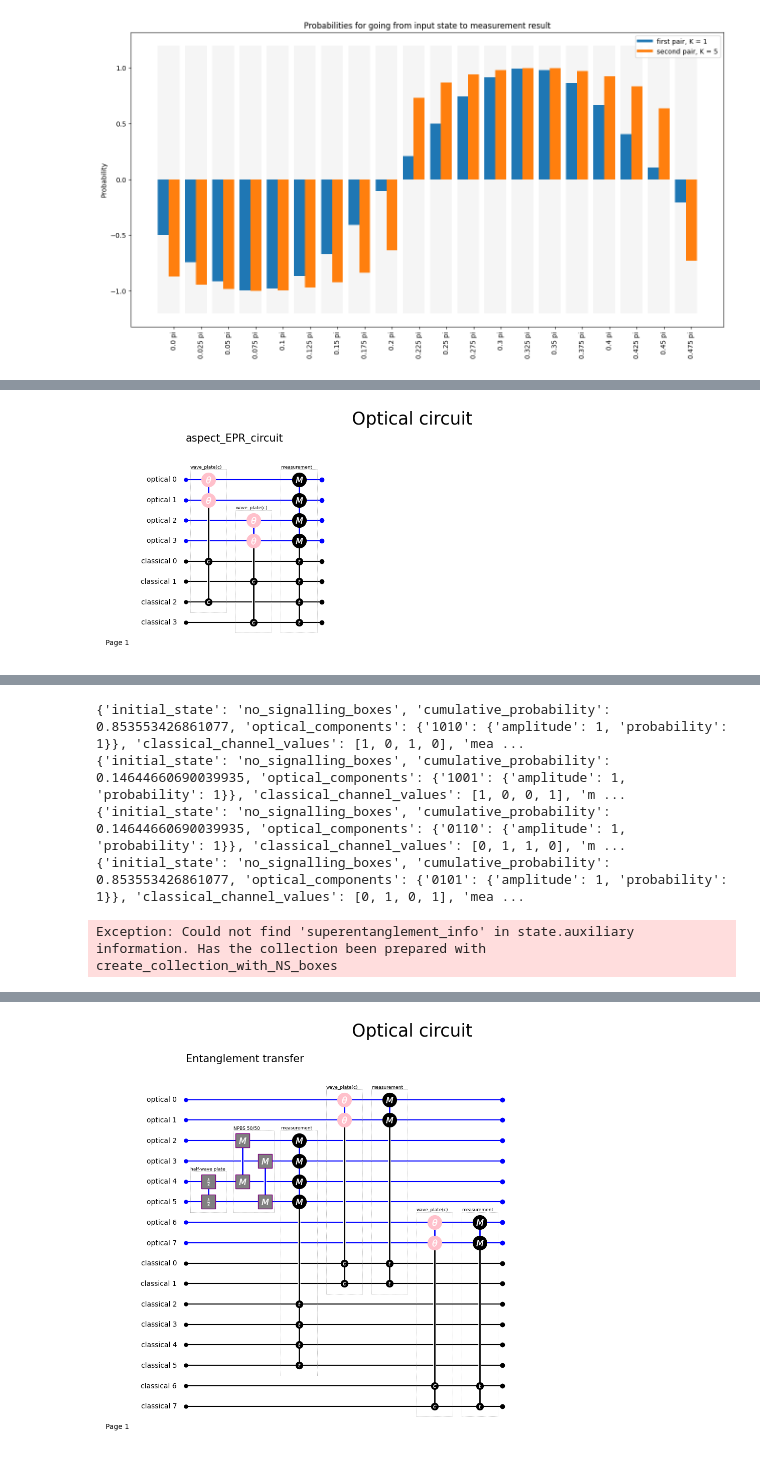
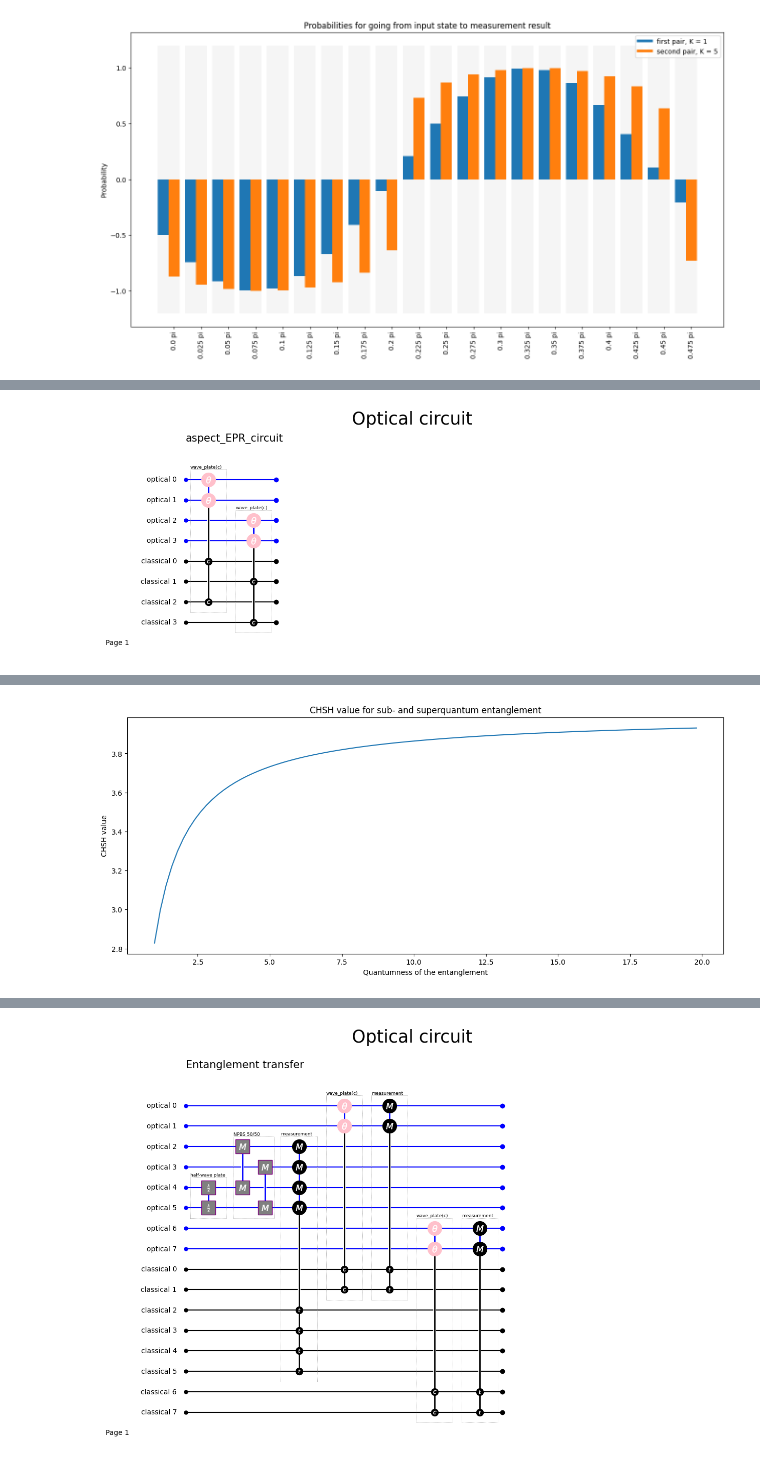
Before and after one commit to robhendrik/superquantum, a Jupyter notebook: Fanten-Lecture-November2023-Part2.ipynb, the cells around one changed output, grey strips where cells are left out. Cells and saved outputs as stored; diff of their text form; code cells hidden in the pictures.

```diff
--- a/Fanten-Lecture-November2023-Part2.ipynb
+++ b/Fanten-Lecture-November2023-Part2.ipynb
@@ -658,30 +658,30 @@ for angle_first in [0,np.pi/3]:
 # %%
 aspect_EPR_circuit = fsc.FockStateCircuit(length_of_fock_state = 3,
                                 no_of_optical_channels = 4,
                                 no_of_classical_channels=4,
                                 circuit_name='aspect_EPR_circuit'
                                 )
 aspect_EPR_detection = fsc.FockStateCircuit(length_of_fock_state = 3,
                                 no_of_optical_channels = 4,
                                 no_of_classical_channels=4,
                                 circuit_name='aspect_EPR_detection'
                                 )
 
 aspect_EPR_circuit.wave_plate_classical_control(optical_channel_horizontal=0,
                                      optical_channel_vertical=1,
                                      classical_channel_for_orientation=0,
                                      classical_channel_for_phase_shift=2)
 aspect_EPR_circuit.wave_plate_classical_control(optical_channel_horizontal=2,
                                      optical_channel_vertical=3,
                                      classical_channel_for_orientation=1,
                                      classical_channel_for_phase_shift=3)
 
-aspect_EPR_circuit.measure_optical_to_classical(optical_channels_to_be_measured=[0,1,2,3],
-                                                    classical_channels_to_be_written=[0,1,2,3]
-                                                    )
+# aspect_EPR_circuit.measure_optical_to_classical(optical_channels_to_be_measured=[0,1,2,3],
+#                                                     classical_channels_to_be_written=[0,1,2,3]
+#                                                     )
 aspect_EPR_circuit.draw()
 # %% [output]
-[figure, old version]
+[figure, new version]
 # %% [markdown]
 ![Alt text](SuperentanglementSlide8.JPG)
 # %%
@@ -716,8 +716,6 @@ for quantumness in quantumnesses:
 
         result = aspect_EPR_circuit.evaluate_circuit(
             collection_of_states_input=collection_with_boxes)
-        for state in result:
-            print(state.state)
         histogram = fsc.measure_collection_with_NS_boxes(result)
 
         channel_combis_for_correlation = [(0,2)]
@@ -731,11 +729,7 @@ ax.set(xlabel='Quantumness of the entanglement', ylabel='CHSH value',
 ax.plot(quantumnesses,CHSHs)
 plt.show()
 # %% [output]
-{'initial_state': 'no_signalling_boxes', 'cumulative_probability': 0.853553426861077, 'optical_components': {'1010': {'amplitude': 1, 'probability': 1}}, 'classical_channel_values': [1, 0, 1, 0], 'mea ...
-{'initial_state': 'no_signalling_boxes', 'cumulative_probability': 0.14644660690039935, 'optical_components': {'1001': {'amplitude': 1, 'probability': 1}}, 'classical_channel_values': [1, 0, 0, 1], 'm ...
-{'initial_state': 'no_signalling_boxes', 'cumulative_probability': 0.14644660690039935, 'optical_components': {'0110': {'amplitude': 1, 'probability': 1}}, 'classical_channel_values': [0, 1, 1, 0], 'm ...
-{'initial_state': 'no_signalling_boxes', 'cumulative_probability': 0.853553426861077, 'optical_components': {'0101': {'amplitude': 1, 'probability': 1}}, 'classical_channel_values': [0, 1, 0, 1], 'mea ...
-Exception: Could not find 'superentanglement_info' in state.auxiliary information. Has the collection been prepared with create_collection_with_NS_boxes
+[figure, added]
 # %% [markdown]
 ![Alt text](SuperentanglementSlide9.JPG)
 # %%
```
Also changed, not shown: parts of 4 cells of this notebook.
